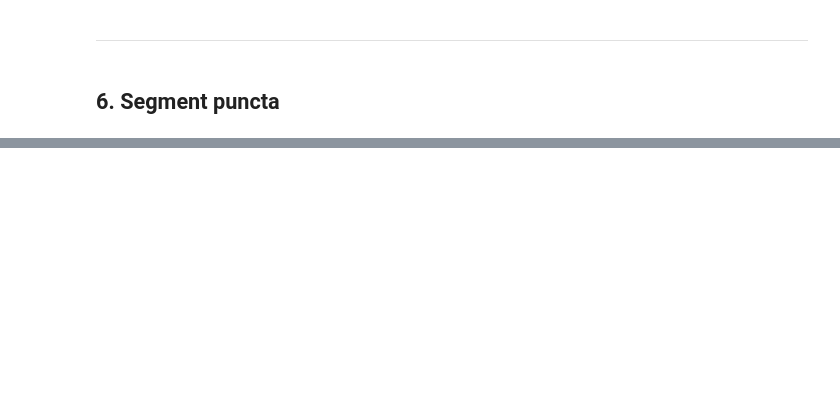
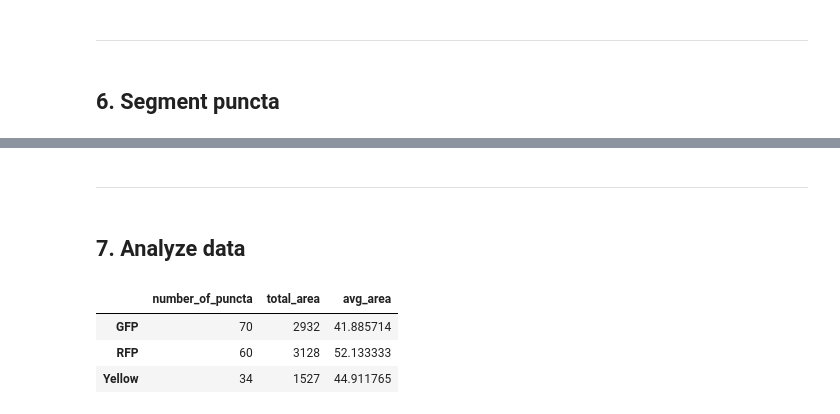
Before and after one commit to CarlosNoriegaPolo/LC3-RFP-GFP_python, a Jupyter notebook: macro.ipynb, the cells around one changed output, grey strips where cells are left out. Saved outputs shown, nothing was run; the diff lists cells and outputs as text; code cells hidden in the pictures; blank space fills up the shorter version.

```diff
--- a/macro.ipynb
+++ b/macro.ipynb
@@ -174,0 +184,4 @@ axs[1, 2].imshow(RFPmed, cmap='Reds')
+# %%
+# apply Yen thresholding
+GFPbin = GFPbgs > threshold_yen(GFPbgs)
+RFPbin = RFPbgs > threshold_yen(RFPbgs)
@@ -174,0 +202,39 @@ axs[1, 2].imshow(RFPmed, cmap='Reds')
+# %%
+# calculate yellow channel
+Ybin = np.logical_and(GFPbin,RFPbin)
+# %% [markdown]
+---
+# %% [markdown]
+## 7. Analyze data
+# %%
+# create a list of measurements
+measurements = ['label', 'area']
+
+# analyze particles for each channel
+GFPlab = measure.label(GFPbin, connectivity=1)
+GFPpar = measure.regionprops_table(GFPlab, properties = measurements)
+
+RFPlab = measure.label(RFPbin, connectivity=1)
+RFPpar = measure.regionprops_table(RFPlab, properties = measurements)
+
+Ylab = measure.label(Ybin, connectivity=1)
+Ypar = measure.regionprops_table(Ylab, properties = measurements)
+# %%
+# summarize data for each channel
+GFPdata = pd.DataFrame(GFPpar)
+RFPdata = pd.DataFrame(RFPpar)
+Ydata = pd.DataFrame(Ypar)
+
+# extract data for each feature
+number_of_puncta = [GFPdata.iloc[-1, 0], RFPdata.iloc[-1, 0], Ydata.iloc[-1, 0]]
+total_area = [GFPdata.sum()[1], RFPdata.sum()[1], Ydata.sum()[1]]
+avg_area = [GFPdata.mean()[1], RFPdata.mean()[1], Ydata.mean()[1]]
+# %%
+# display summary of results
+summary = pd.DataFrame({'number_of_puncta':number_of_puncta, 'total_area':total_area, 'avg_area':avg_area}, index = ['GFP', 'RFP', 'Yellow'])
+summary
+# %% [output]
+|  | number_of_puncta | total_area | avg_area |
+| GFP | 70 | 2932 | 41.885714 |
+| RFP | 60 | 3128 | 52.133333 |
+| Yellow | 34 | 1527 | 44.911765 |
```
Also changed, not shown: parts of 7 cells of this notebook.
